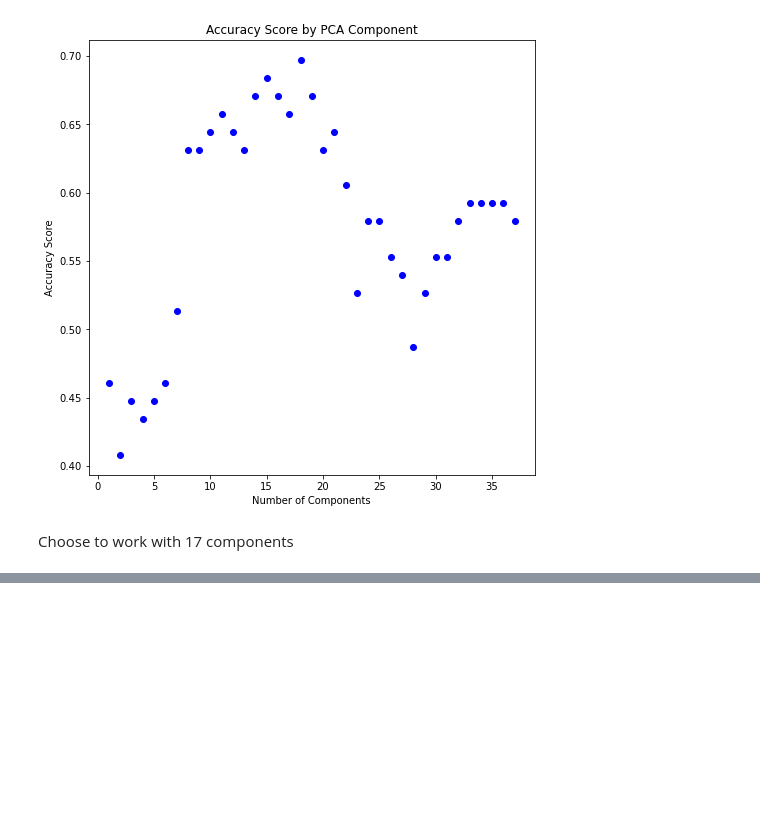
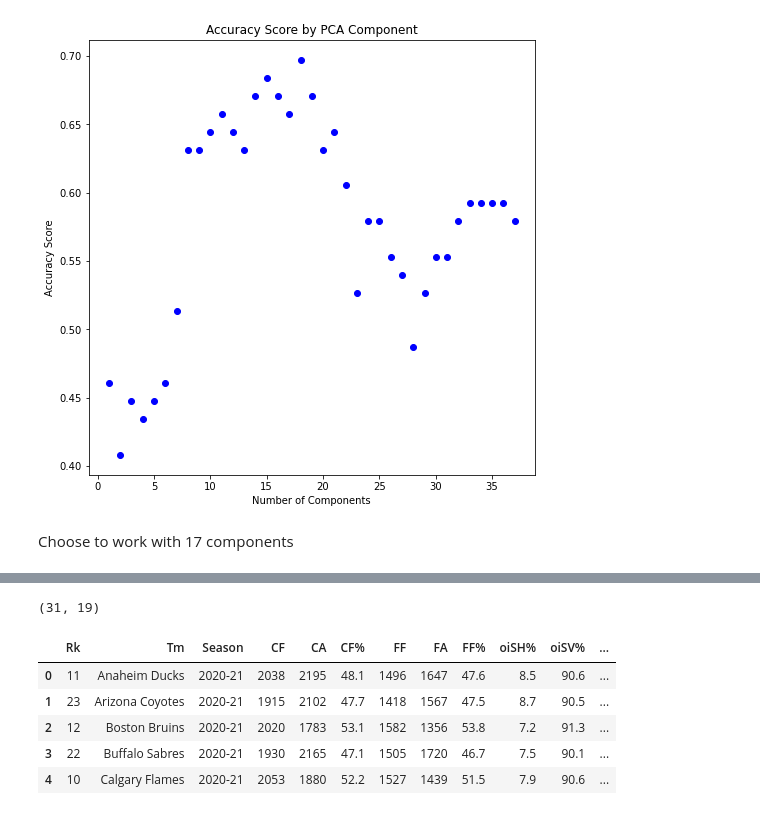
Before and after one commit to Carsi6/Sports_Prediction, a Jupyter notebook: adam_copy.ipynb, the cells around one changed output, grey strips where cells are left out. Drawn from its saved outputs; the diff is of its cells as text; code cells hidden in the pictures; blank space fills up the shorter version.

```diff
--- a/adam_copy.ipynb
+++ b/adam_copy.ipynb
@@ -314,0 +336,17 @@ print(error, r_squared)
+# %%
+advanced_pred_data = pd.read_csv("advanced_data_2020-21.csv", skiprows=1)
+
+for i in range(len(advanced_teams)):
+    advanced_pred_data["Tm"].replace(to_replace = advanced_teams[i], value = nhl_teams[i], inplace=True)
+
+advanced_pred_data.sort_values(by=["Tm"], axis=0, ascending=True, inplace=True, ignore_index=True)
+print(advanced_pred_data.shape)
+advanced_pred_data.head()
+# %% [output]
+(31, 19)
+|  | Rk | Tm | Season | CF | CA | CF% | FF | FA | FF% | oiSH% | oiSV% | ... |
+| 0 | 11 | Anaheim Ducks | 2020-21 | 2038 | 2195 | 48.1 | 1496 | 1647 | 47.6 | 8.5 | 90.6 | ... |
+| 1 | 23 | Arizona Coyotes | 2020-21 | 1915 | 2102 | 47.7 | 1418 | 1567 | 47.5 | 8.7 | 90.5 | ... |
+| 2 | 12 | Boston Bruins | 2020-21 | 2020 | 1783 | 53.1 | 1582 | 1356 | 53.8 | 7.2 | 91.3 | ... |
+| 3 | 22 | Buffalo Sabres | 2020-21 | 1930 | 2165 | 47.1 | 1505 | 1720 | 46.7 | 7.5 | 90.1 | ... |
+| 4 | 10 | Calgary Flames | 2020-21 | 2053 | 1880 | 52.2 | 1527 | 1439 | 51.5 | 7.9 | 90.6 | ... |
```
Also changed, not shown: parts of 13 cells of this notebook.
